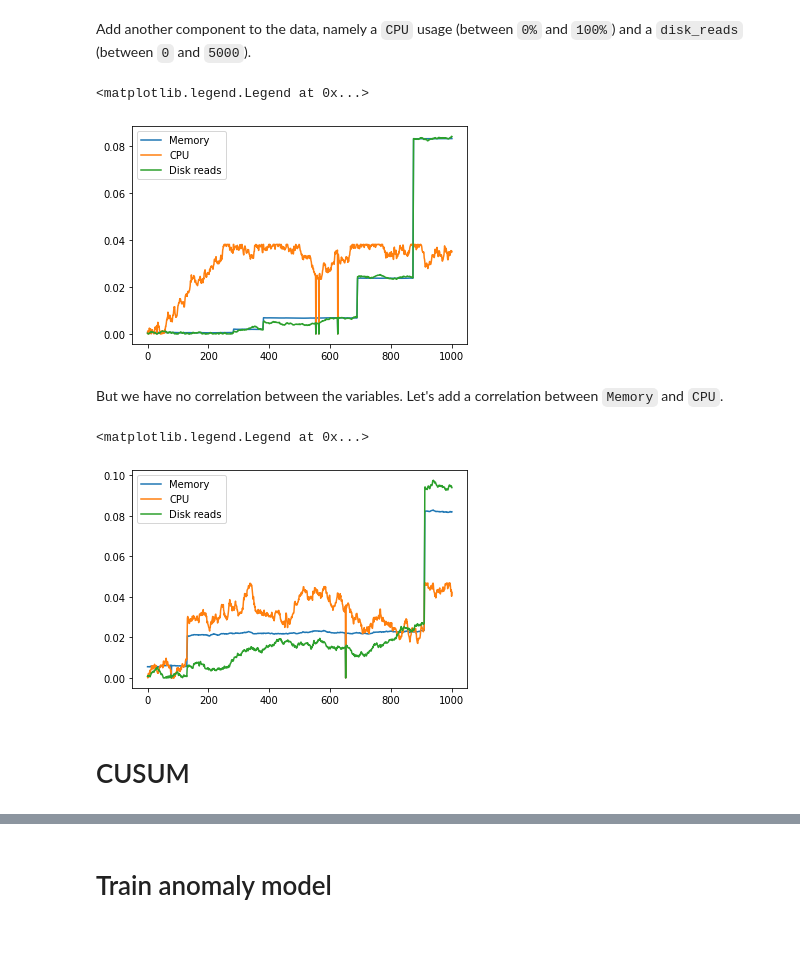
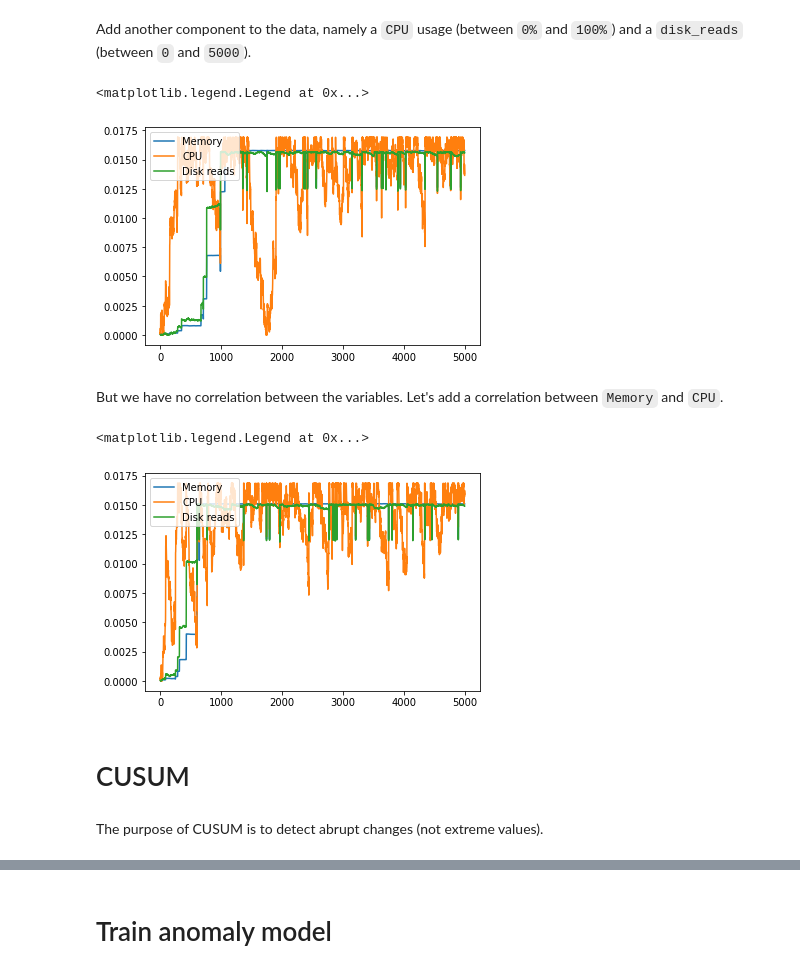
Before and after one commit to ruivieira/shi-models, a Jupyter notebook: notebooks/Introduction.ipynb, the cells around one changed output, grey strips where cells are left out. Saved outputs shown, nothing was run; the diff lists cells and outputs as text; code cells hidden in the pictures; blank space fills up the shorter version.

```diff
--- a/notebooks/Introduction.ipynb
+++ b/notebooks/Introduction.ipynb
@@ -109,45 +111,49 @@ dr_v = 20.0
 dr_min = 0.0
 dr_max = 5000.0
 # %%
-data = mvn_random_walk(n=1000,
+data = mvn_random_walk(n=N,
                        start=np.array([mem_mean, cpu_mean, dr_mean]),
                        cov=[[mem_v, 0, 0], [0, cpu_v, 0], [0, 0, dr_v]],
                        min_allowed=[mem_min, cpu_min, dr_min],
                        max_allowed=[mem_max, cpu_max, dr_max],
-                       anomaly_scale=1.5,
+                       anomaly_scale=0.2,
                        anomaly_rate=0.01,
-                       positive=True,
                        sticky=True)
+# %%
+def normalise(array):
+    """Simple method to normalise an array"""
+    return array/np.linalg.norm(array)
 # %%
-plt.plot(data[:,0]/np.linalg.norm(data[:,0]))
-plt.plot(data[:,1]/np.linalg.norm(data[:,1]))
-plt.plot(data[:,2]/np.linalg.norm(data[:,2]))
+for i in [0, 1, 2]:
+    plt.plot(normalise(data[:,i]))
+
 plt.legend(['Memory', 'CPU', 'Disk reads'], loc='upper left')
 # %% [output]
 <matplotlib.legend.Legend at 0x...>
-[figure, old version]
+[figure, new version]
 # %% [markdown]
 But we have no correlation between the variables. Let's add a correlation between `Memory` and `CPU`.
 # %%
-data = mvn_random_walk(n=1000,
+data = mvn_random_walk(n=N,
                        start=np.array([mem_mean, cpu_mean, dr_mean]),
                        cov=[[mem_v, 2.0, 0], [2.0, cpu_v, 0], [0, 0, dr_v]],
                        min_allowed=[mem_min, cpu_min, dr_min],
                        max_allowed=[mem_max, cpu_max, dr_max],
-                       anomaly_scale=1.5,
+                       anomaly_scale=0.2,
                        anomaly_rate=0.01,
-                       positive=True,
                        sticky=True)
 # %%
-plt.plot(data[:,0]/np.linalg.norm(data[:,0]))
-plt.plot(data[:,1]/np.linalg.norm(data[:,1]))
-plt.plot(data[:,2]/np.linalg.norm(data[:,2]))
+for i in [0, 1, 2]:
+    plt.plot(normalise(data[:,i]))
+
 plt.legend(['Memory', 'CPU', 'Disk reads'], loc='upper left')
 # %% [output]
 <matplotlib.legend.Legend at 0x...>
-[figure, old version]
+[figure, new version]
 # %% [markdown]
 # CUSUM
+# %% [markdown]
+The purpose of CUSUM is to detect abrupt changes (not extreme values).
 # %%
 import numpy as np
 def CUSUM(data, cold=100, threshold_t=5):
```
Also changed, not shown: parts of 20 cells of this notebook.
